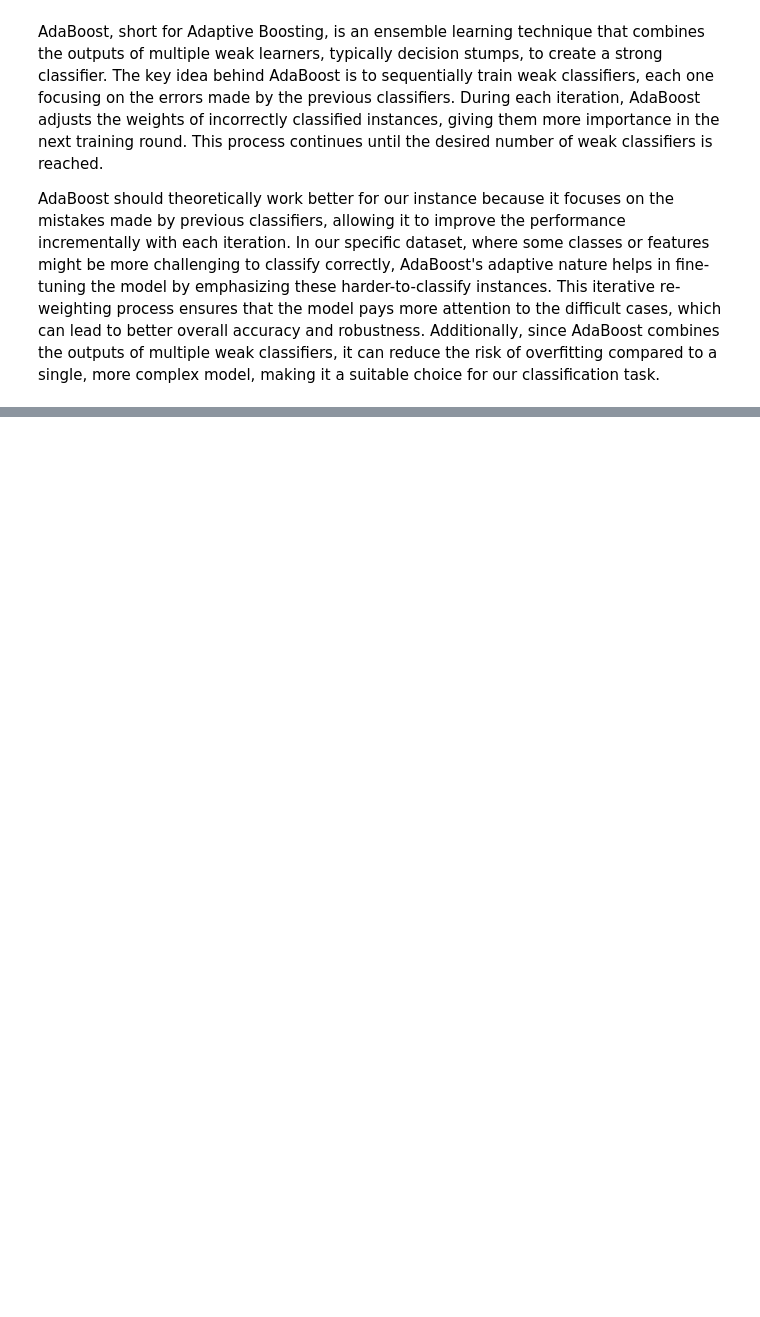
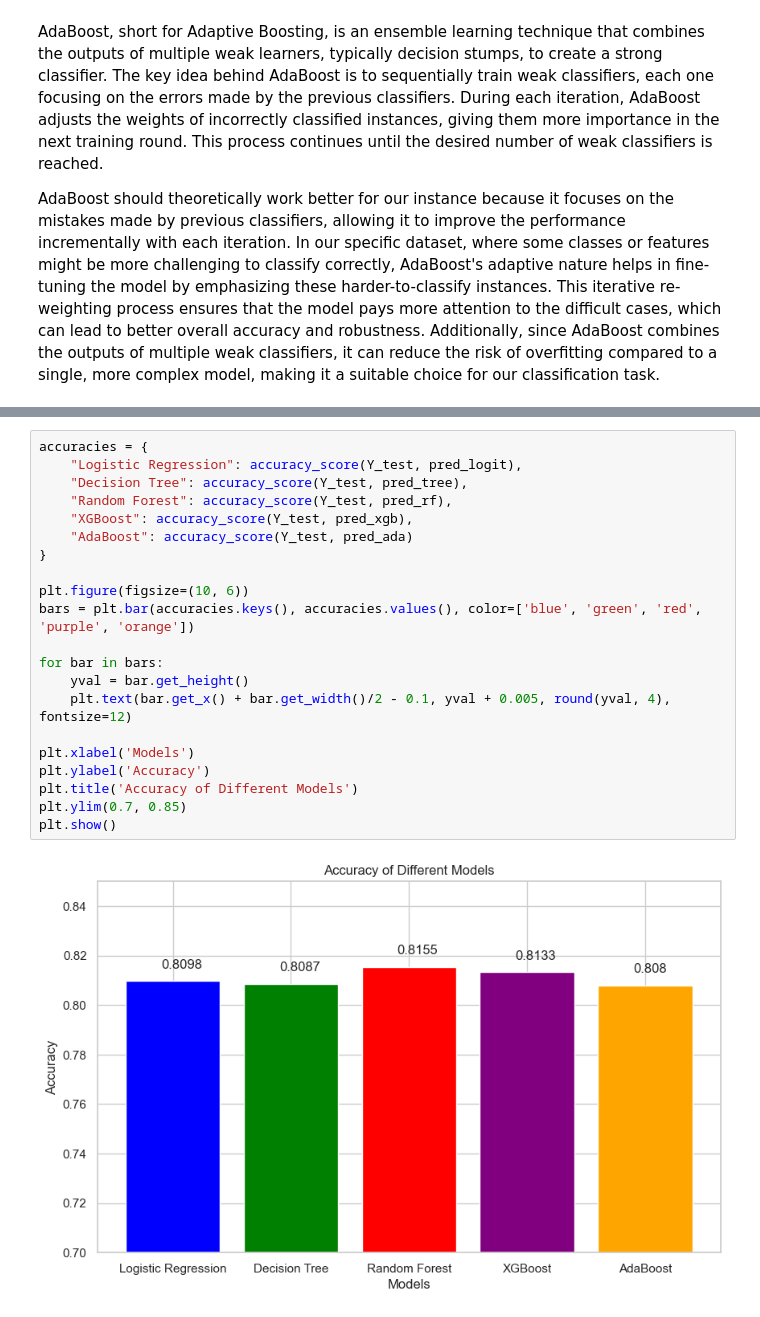
Before and after one commit to martinl5/Credit-Card-Default-in-Taiwan, a Jupyter notebook: creditcarddefault.ipynb, the cells around one changed output, grey strips where cells are left out. Drawn from its saved outputs; the diff is of its cells as text; blank space fills up the shorter version.

```diff
--- a/creditcarddefault.ipynb
+++ b/creditcarddefault.ipynb
@@ -703,0 +767,23 @@ plt.show()
+# %%
+accuracies = {
+    "Logistic Regression": accuracy_score(Y_test, pred_logit),
+    "Decision Tree": accuracy_score(Y_test, pred_tree),
+    "Random Forest": accuracy_score(Y_test, pred_rf),
+    "XGBoost": accuracy_score(Y_test, pred_xgb),
+    "AdaBoost": accuracy_score(Y_test, pred_ada)
+}
+
+plt.figure(figsize=(10, 6))
+bars = plt.bar(accuracies.keys(), accuracies.values(), color=['blue', 'green', 'red', 'purple', 'orange'])
+
+for bar in bars:
+    yval = bar.get_height()
+    plt.text(bar.get_x() + bar.get_width()/2 - 0.1, yval + 0.005, round(yval, 4), fontsize=12)
+
+plt.xlabel('Models')
+plt.ylabel('Accuracy')
+plt.title('Accuracy of Different Models')
+plt.ylim(0.7, 0.85)
+plt.show()
+# %% [output]
+[figure, added]
```
Also changed, not shown: parts of 22 cells of this notebook.
